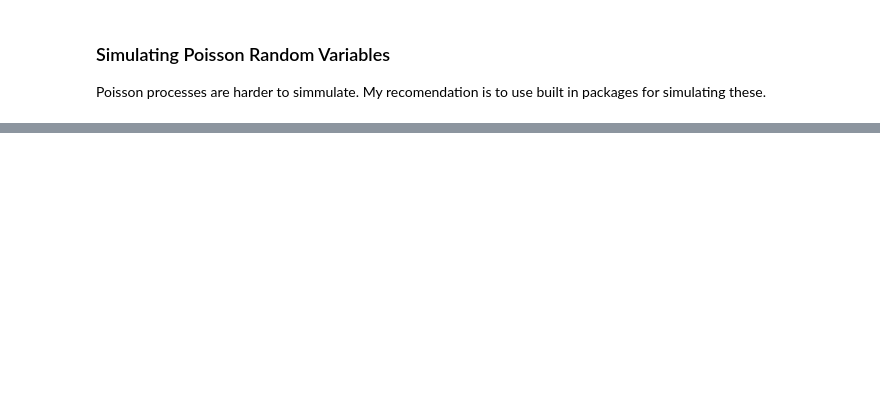
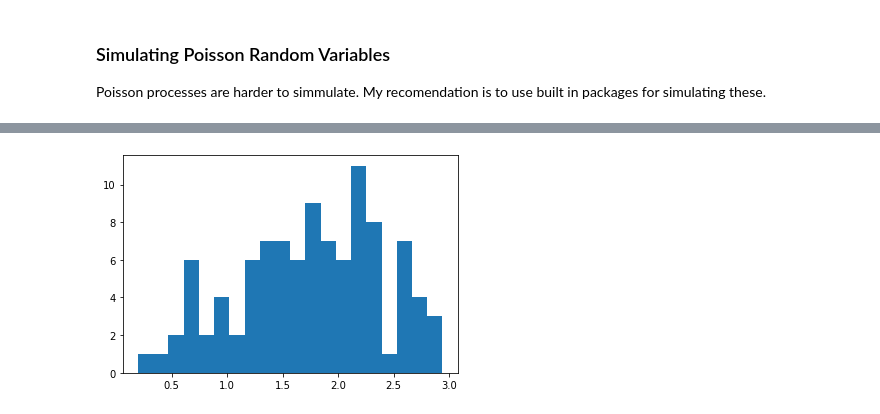
Before and after one commit to virgilpierce/MATH_351, a Jupyter notebook: 2-2 Experiments and Tests.ipynb, the cells around one changed output, grey strips where cells are left out. Cells and saved outputs as stored; diff of their text form; code cells hidden in the pictures; blank space fills up the shorter version.

```diff
--- a/2-2 Experiments and Tests.ipynb
+++ b/2-2 Experiments and Tests.ipynb
@@ -274,0 +385,8 @@ moments(3), poisson_moments(3)
+# %%
+n = 100
+roll = np.random.rand(n)
+sample = [ invF(u) for u in roll ]
+
+plt.hist(sample, bins=20);
+# %% [output]
+[figure, added]
```
Also changed, not shown: parts of 26 cells of this notebook.
